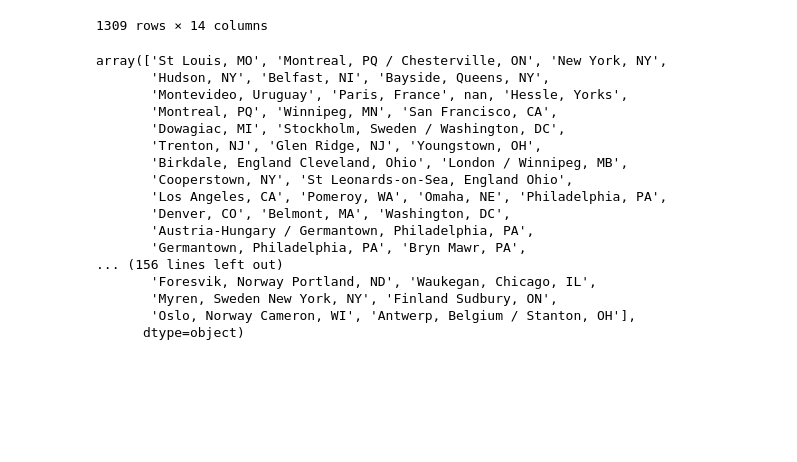
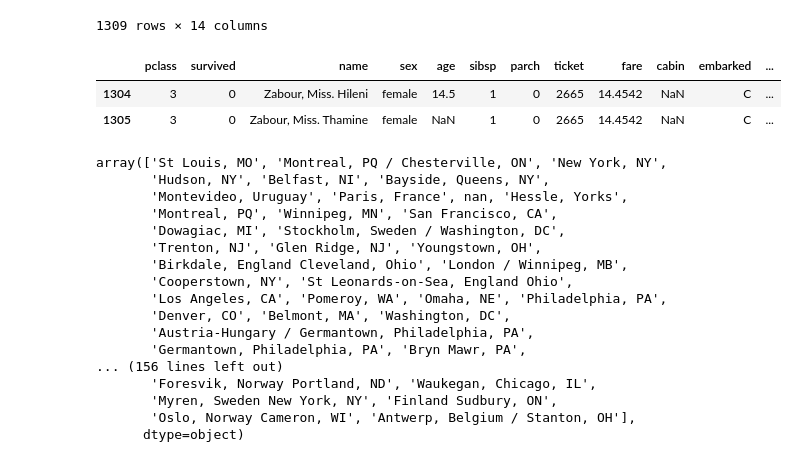
Before and after one commit to lucalista/analisi-dati-2023, a Jupyter notebook: 03.03.00__Titanic.ipynb, the cells around one changed output. Cells and saved outputs as stored; diff of their text form; code cells hidden in the pictures; blank space fills up the shorter version.

```diff
--- a/03.03.00__Titanic.ipynb
+++ b/03.03.00__Titanic.ipynb
@@ -48,6 +48,12 @@ df
 | 1307 | 3 | 0 | Zakarian, Mr. Ortin | male | 27.00 | 0 | 0 | 2670 | 7.2250 | NaN | C | ... |
 | 1308 | 3 | 0 | Zimmerman, Mr. Leo | male | 29.00 | 0 | 0 | 315082 | 7.8750 | NaN | S | ... |
 1309 rows × 14 columns
+# %%
+df[df['name'].str.contains('Zabour')]
+# %% [output]
+|  | pclass | survived | name | sex | age | sibsp | parch | ticket | fare | cabin | embarked | ... |
+| 1304 | 3 | 0 | Zabour, Miss. Hileni | female | 14.5 | 1 | 0 | 2665 | 14.4542 | NaN | C | ... |
+| 1305 | 3 | 0 | Zabour, Miss. Thamine | female | NaN | 1 | 0 | 2665 | 14.4542 | NaN | C | ... |
 # %%
 df['home.dest'].unique()
 # %% [output]
```
Also changed, not shown: parts of 4 cells of this notebook, 1 other file.
